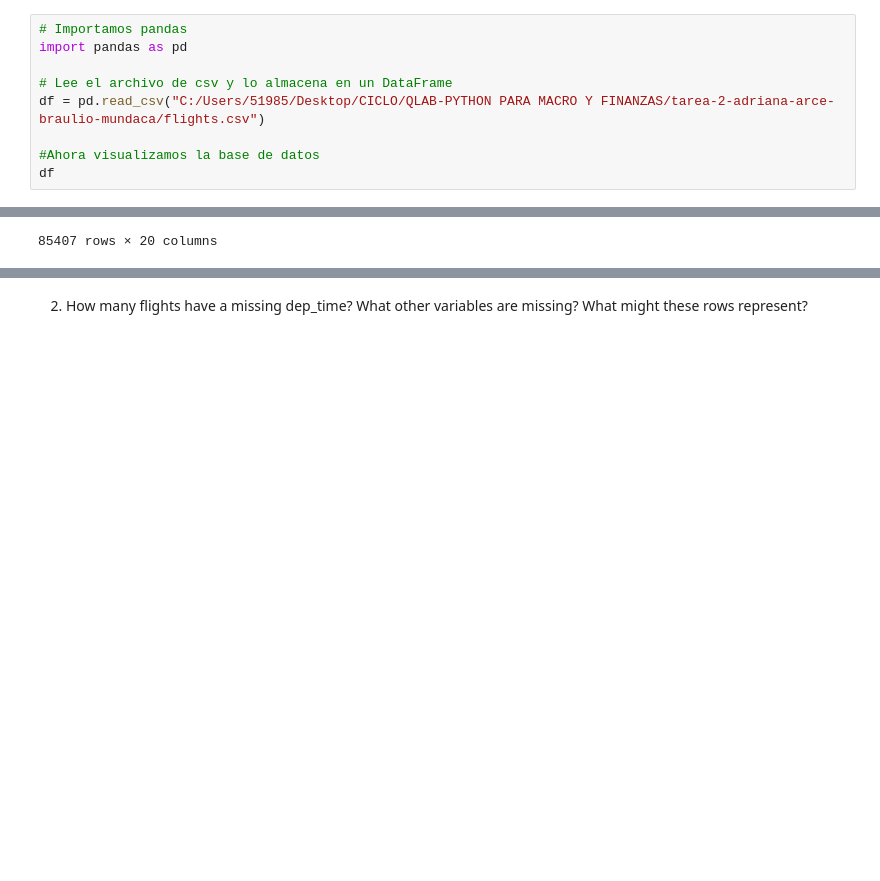
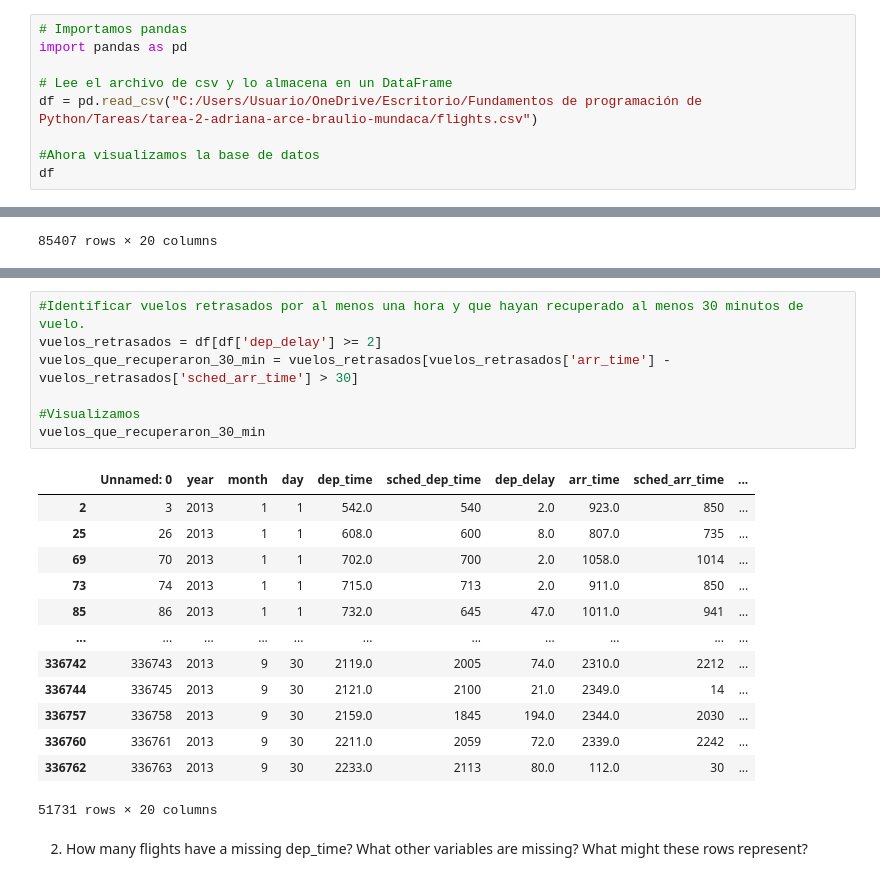
Before and after one commit to qlab-intro-python/tarea-2-adriana-arce-braulio-mundaca, a Jupyter notebook: tarea_2.ipynb, the cells around one changed output, grey strips where cells are left out. Saved outputs shown, nothing was run; the diff lists cells and outputs as text; blank space fills up the shorter version.

```diff
--- a/tarea_2.ipynb
+++ b/tarea_2.ipynb
@@ -23,7 +23,7 @@ Profesor:       Victor Fuentes Campos
 import pandas as pd
 
 # Lee el archivo de csv y lo almacena en un DataFrame
-df = pd.read_csv("C:/Users/51985/Desktop/CICLO/QLAB-PYTHON PARA MACRO Y FINANZAS/tarea-2-adriana-arce-braulio-mundaca/flights.csv")
+df = pd.read_csv("C:/Users/Usuario/OneDrive/Escritorio/Fundamentos de programación de Python/Tareas/tarea-2-adriana-arce-braulio-mundaca/flights.csv")
 
 #Ahora visualizamos la base de datos
 df
@@ -137,6 +136,27 @@ pero_llegaron_tarde
 | 336646 | 336647 | 2013 | 9 | 30 | 1929.0 | 1934 | -5.0 | 2146.0 | 2136 | ... |
 | 336758 | 336759 | 2013 | 9 | 30 | 2203.0 | 2205 | -2.0 | 2339.0 | 2331 | ... |
 34583 rows × 20 columns
+# %%
+#Identificar vuelos retrasados por al menos una hora y que hayan recuperado al menos 30 minutos de vuelo.
+vuelos_retrasados = df[df['dep_delay'] >= 2]
+vuelos_que_recuperaron_30_min = vuelos_retrasados[vuelos_retrasados['arr_time'] - vuelos_retrasados['sched_arr_time'] > 30]
+
+#Visualizamos
+vuelos_que_recuperaron_30_min
+# %% [output]
+|  | Unnamed: 0 | year | month | day | dep_time | sched_dep_time | dep_delay | arr_time | sched_arr_time | ... |
+| 2 | 3 | 2013 | 1 | 1 | 542.0 | 540 | 2.0 | 923.0 | 850 | ... |
+| 25 | 26 | 2013 | 1 | 1 | 608.0 | 600 | 8.0 | 807.0 | 735 | ... |
+| 69 | 70 | 2013 | 1 | 1 | 702.0 | 700 | 2.0 | 1058.0 | 1014 | ... |
+| 73 | 74 | 2013 | 1 | 1 | 715.0 | 713 | 2.0 | 911.0 | 850 | ... |
+| 85 | 86 | 2013 | 1 | 1 | 732.0 | 645 | 47.0 | 1011.0 | 941 | ... |
+| ... | ... | ... | ... | ... | ... | ... | ... | ... | ... | ... |
+| 336742 | 336743 | 2013 | 9 | 30 | 2119.0 | 2005 | 74.0 | 2310.0 | 2212 | ... |
+| 336744 | 336745 | 2013 | 9 | 30 | 2121.0 | 2100 | 21.0 | 2349.0 | 14 | ... |
+| 336757 | 336758 | 2013 | 9 | 30 | 2159.0 | 1845 | 194.0 | 2344.0 | 2030 | ... |
+| 336760 | 336761 | 2013 | 9 | 30 | 2211.0 | 2059 | 72.0 | 2339.0 | 2242 | ... |
+| 336762 | 336763 | 2013 | 9 | 30 | 2233.0 | 2113 | 80.0 | 112.0 | 30 | ... |
+51731 rows × 20 columns
 # %% [markdown]
 2. How many flights have a missing dep_time? What other variables are missing? What might these rows represent?
 # %%
```
Also changed, not shown: parts of 1 cell of this notebook.
